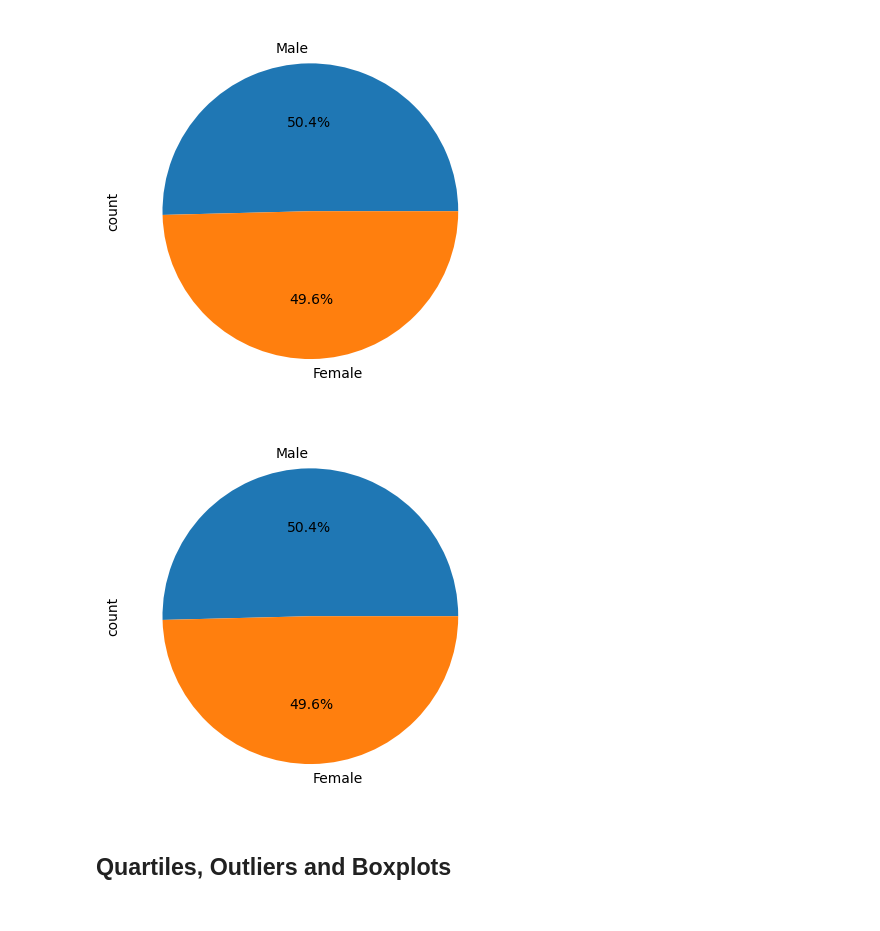
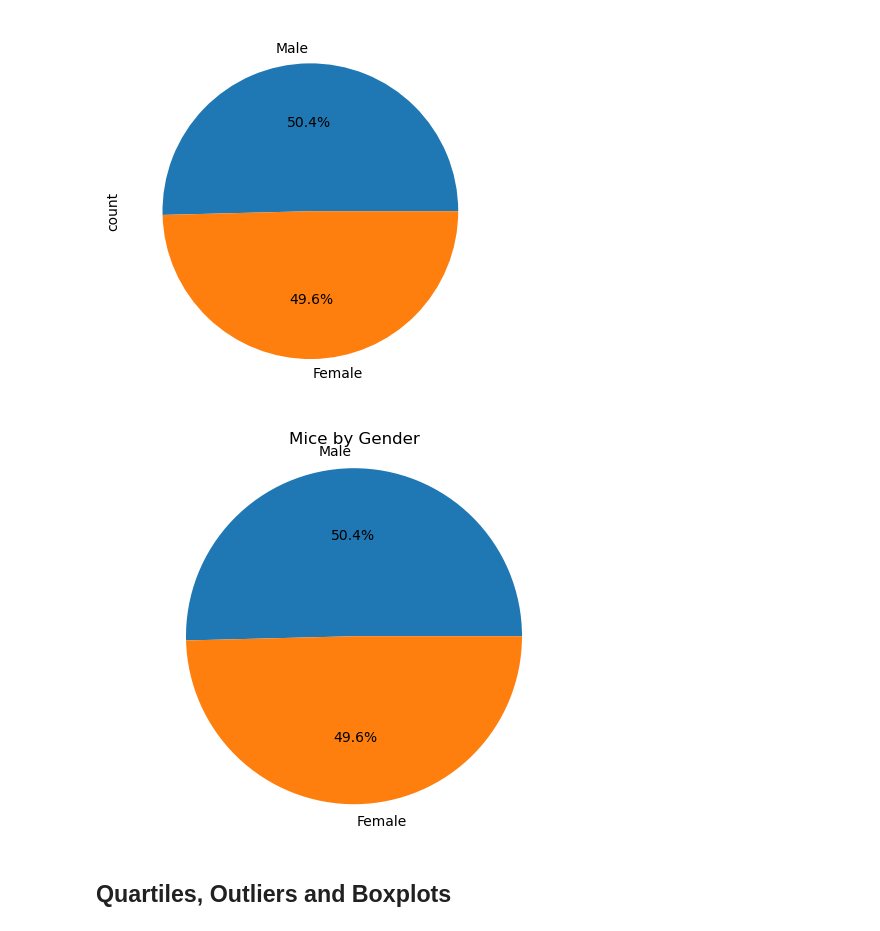
Before and after one commit to timsullivan92/pymaceuticals, a Jupyter notebook: pymaceuticals.ipynb, the cells around one changed output. Saved outputs shown, nothing was run; the diff lists cells and outputs as text; code cells hidden in the pictures.

```diff
--- a/pymaceuticals.ipynb
+++ b/pymaceuticals.ipynb
@@ -177,13 +184,20 @@ plt.show()
 [figure]
 # %%
 # Generate a pie chart, using pyplot, showing the distribution of unique female versus male mice used in the study
-plot(kind="pie"
-# Get the unique mice with their gender
+#plot(kind="pie"
 
 
+# Get the unique mice with their gender
+mice_gender_pyplot_df = combined_study_clean_df.loc[:,["Mouse ID", "Sex"]].drop_duplicates()
+gender_counts_pyplot = mice_gender_pyplot_df.Sex.value_counts()
+
 # Make the pie chart
+plt.pie(gender_counts_pyplot,labels = gender_counts_pyplot.index,autopct='%1.1f%%')
+plt.axis('equal')
+plt.title("Mice by Gender")
+plt.show()
 # %% [output]
-[figure, old version]
+[figure, new version]
 # %% [markdown]
 ## Quartiles, Outliers and Boxplots
 # %%
```
Also changed, not shown: parts of 15 cells of this notebook.
